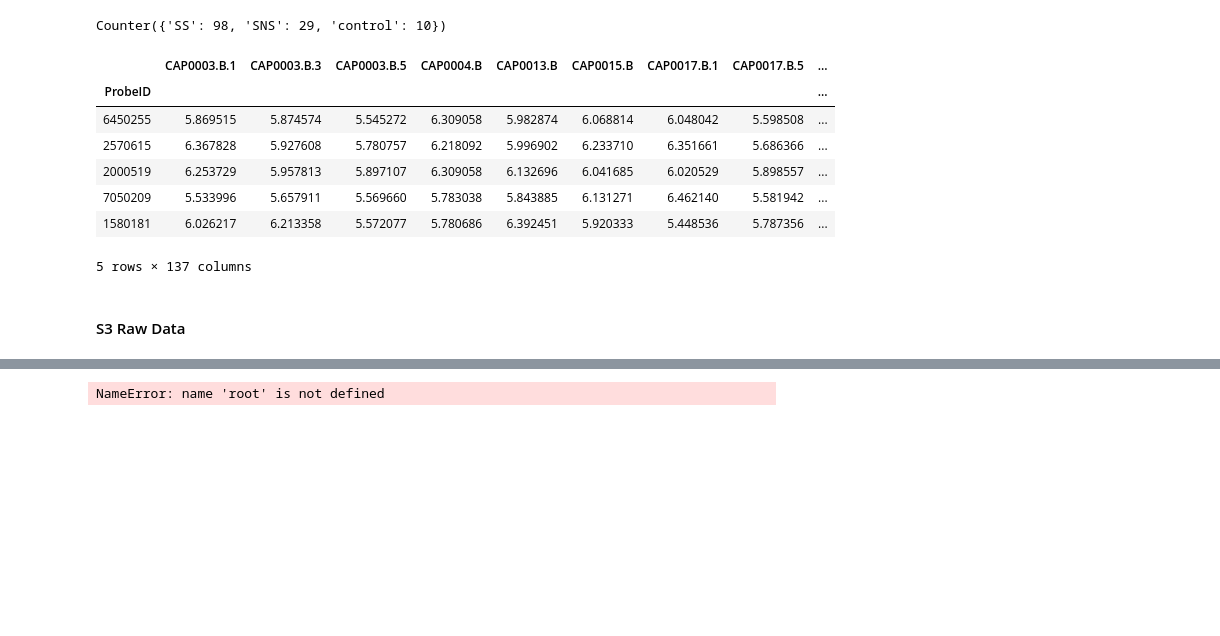
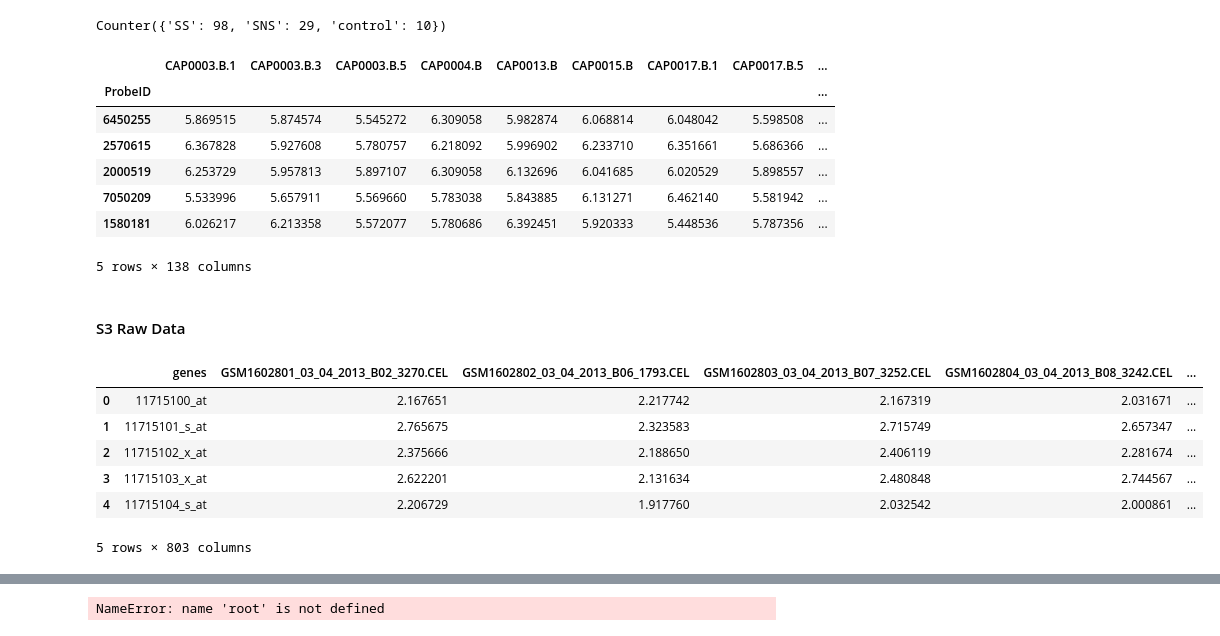
Before and after one commit to hybrid-kg/clep, a Jupyter notebook: notebooks/Initial_pre-processing.ipynb, the cells around one changed output, grey strips where cells are left out. Cells and saved outputs as stored; diff of their text form; code cells hidden in the pictures; blank space fills up the shorter version.

Commit message:
Added example

```diff
--- a/notebooks/Initial_pre-processing.ipynb
+++ b/notebooks/Initial_pre-processing.ipynb
@@ -102,7 +112,7 @@ exp_raw = pd.read_csv('../data/E-MTAB-5273/Burnham_sepsis_discovery_normalised_2
 exp_proc = exp_raw[design_matrix.Source_Name.tolist()].copy()
 exp_proc['genes'] = exp_proc.index.map(id2gene)
 # %%
-exp_proc.to_csv('../data/E-MTAB-5273/exp.txt', sep='\t')
+# exp_proc.to_csv('../data/E-MTAB-5273/exp.txt', sep='\t')
 exp_proc.head()
 # %% [output]
 |  | CAP0003.B.1 | CAP0003.B.3 | CAP0003.B.5 | CAP0004.B | CAP0013.B | CAP0015.B | CAP0017.B.1 | CAP0017.B.5 | ... |
@@ -112,13 +122,24 @@ exp_proc.head()
 | 2000519 | 6.253729 | 5.957813 | 5.897107 | 6.309058 | 6.132696 | 6.041685 | 6.020529 | 5.898557 | ... |
 | 7050209 | 5.533996 | 5.657911 | 5.569660 | 5.783038 | 5.843885 | 6.131271 | 6.462140 | 5.581942 | ... |
 | 1580181 | 6.026217 | 6.213358 | 5.572077 | 5.780686 | 6.392451 | 5.920333 | 5.448536 | 5.787356 | ... |
-5 rows × 137 columns
+5 rows × 138 columns
 # %% [markdown]
 #### S3 Raw Data
 # %%
 # design_raw = pd.read_csv('../data/GSE65682/phenodata.txt', sep='\t')
 # xml = ET.parse('../data/GSE65682/GSE65682_family.xml')
 # ns = {'namespace':'http://www.ncbi.nlm.nih.gov/geo/info/MINiML'}
-platform = pd.read_csv('../data/GSE65682/GPL13667-15572.txt', sep='\t', index_col=0)
-exp = pd.read_csv('../data/GSE65682/exp.txt', sep='\t')
+# platform = pd.read_csv('../data/GSE65682/GPL13667-15572.txt', sep='\t', index_col=0)
+exp = pd.read_csv('../example/exp.txt', sep='\t')
 # root = xml.getroot()
+# %%
+exp.rename(columns={'Unnamed: 0':'genes'}, inplace=True)
+exp.head(5)
+# %% [output]
+|  | genes | GSM1602801_03_04_2013_B02_3270.CEL | GSM1602802_03_04_2013_B06_1793.CEL | GSM1602803_03_04_2013_B07_3252.CEL | GSM1602804_03_04_2013_B08_3242.CEL | ... |
+| 0 | 11715100_at | 2.167651 | 2.217742 | 2.167319 | 2.031671 | ... |
+| 1 | 11715101_s_at | 2.765675 | 2.323583 | 2.715749 | 2.657347 | ... |
+| 2 | 11715102_x_at | 2.375666 | 2.188650 | 2.406119 | 2.281674 | ... |
+| 3 | 11715103_x_at | 2.622201 | 2.131634 | 2.480848 | 2.744567 | ... |
+| 4 | 11715104_s_at | 2.206729 | 1.917760 | 2.032542 | 2.000861 | ... |
+5 rows × 803 columns
```
Also changed, not shown: parts of 8 cells of this notebook, 4 other files.
